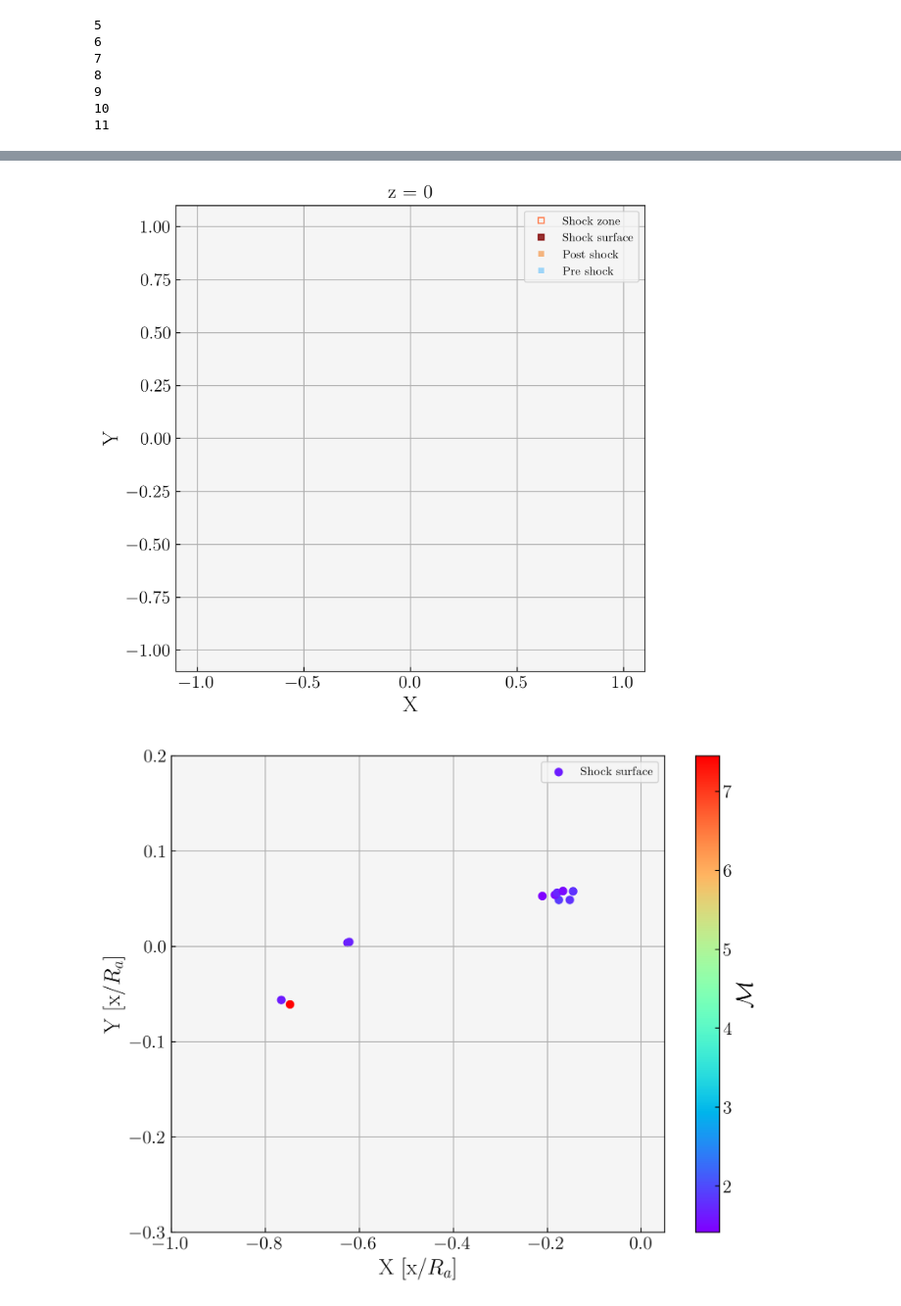
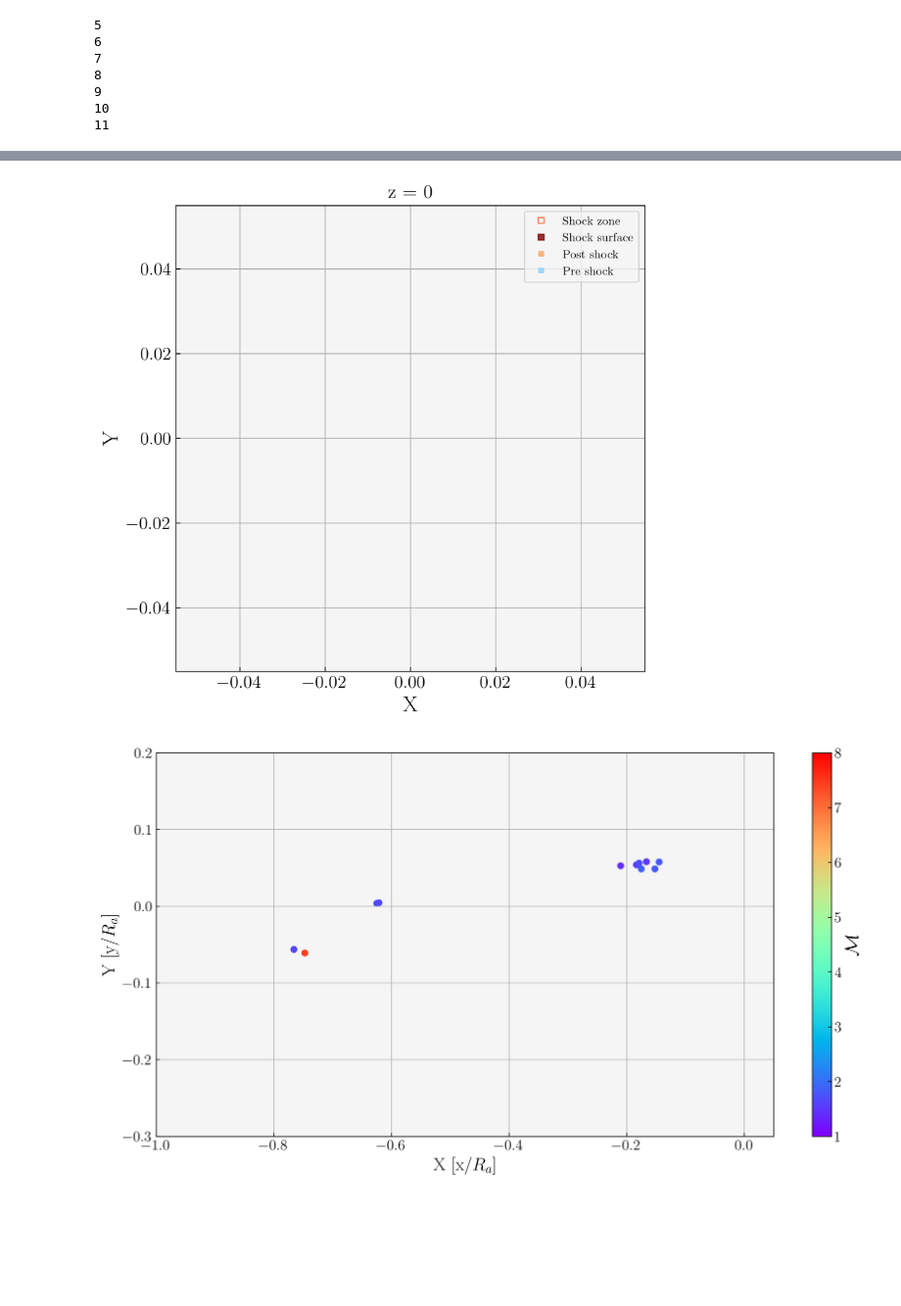
Before and after one commit to rich-tde/tde_wind, a Jupyter notebook: shock_surface.ipynb, the cells around one changed output, grey strips where cells are left out. Shown at 98% size. Saved outputs shown, nothing was run; the diff lists cells and outputs as text; code cells hidden in the pictures; blank space fills up the shorter version.

```diff
--- a/shock_surface.ipynb
+++ b/shock_surface.ipynb
@@ -334,53 +328,61 @@ plt.show()
 # %%
 # Maybe for every cell of the shock surface you don't see pre/post because they are not on the same layers
-fig, ax = plt.subplots(1,1, figsize = (7,7))
-ax.plot(zone_cross_x, zone_cross_y, 'ks', markerfacecolor='none', ms = 5, markeredgecolor='coral', label = 'Shock zone')
-ax.plot(surface_cross_x, surface_cross_y, 'ks', markerfacecolor='maroon', ms = 5, markeredgecolor='maroon',  alpha = 0.8, label = 'Shock surface')
+if folder == 'sedov':
+    fig, ax = plt.subplots(1,1, figsize = (7,7))
+    ax.plot(zone_cross_x, zone_cross_y, 'ks', markerfacecolor='none', ms = 5, markeredgecolor='coral', label = 'Shock zone')
+    ax.plot(surface_cross_x, surface_cross_y, 'ks', markerfacecolor='maroon', ms = 5, markeredgecolor='maroon',  alpha = 0.8, label = 'Shock surface')
 
-#ax.quiver(surface_cross_x, surface_cross_y, cross_shockdirx, cross_shockdiry, color = 'k', angles='xy', scale_units='xy', scale = 2)
-ax.plot(zone_post_x, zone_post_y, 'ks', markerfacecolor='sandybrown', ms = 5, markeredgecolor='none', alpha = 0.8,  label = 'Post shock')
-ax.plot(zone_pre_x, zone_pre_y, 'ks', markerfacecolor='lightskyblue', ms = 5, markeredgecolor='none', alpha = 0.8,  label = 'Pre shock')
+    #ax.quiver(surface_cross_x, surface_cross_y, cross_shockdirx, cross_shockdiry, color = 'k', angles='xy', scale_units='xy', scale = 2)
+    ax.plot(zone_post_x, zone_post_y, 'ks', markerfacecolor='sandybrown', ms = 5, markeredgecolor='none', alpha = 0.8,  label = 'Post shock')
+    ax.plot(zone_pre_x, zone_pre_y, 'ks', markerfacecolor='lightskyblue', ms = 5, markeredgecolor='none', alpha = 0.8,  label = 'Pre shock')
 
-# ax.plot(surface_cross_x[outlier], surface_cross_y[outlier], 'ks', markerfacecolor='r', ms = 7, markeredgecolor='r',  label = 'outlier')
-# ax.plot(post_x[slice_surface][outlier], post_y[slice_surface][outlier], 'ks', markerfacecolor='orange', ms = 7, markeredgecolor='orange',  label = 'outlier post')
-# ax.plot(pre_x[slice_surface][outlier], pre_y[slice_surface][outlier], 'ks', markerfacecolor='b', ms = 7, markeredgecolor='b',  label = 'outlier pre')
+    # ax.plot(surface_cross_x[outlier], surface_cross_y[outlier], 'ks', markerfacecolor='r', ms = 7, markeredgecolor='r',  label = 'outlier')
+    # ax.plot(post_x[slice_surface][outlier], post_y[slice_surface][outlier], 'ks', markerfacecolor='orange', ms = 7, markeredgecolor='orange',  label = 'outlier post')
+    # ax.plot(pre_x[slice_surface][outlier], pre_y[slice_surface][outlier], 'ks', markerfacecolor='b', ms = 7, markeredgecolor='b',  label = 'outlier pre')
 
-ax.set_xlim(-1.1,1.1)
-ax.set_ylim(-1.1,1.1)
-ax.set_xlabel('X', fontsize = 18)
-ax.set_ylabel('Y', fontsize = 18)
-ax.legend()
-ax.set_title(f'z = {z_chosen}', fontsize = 16)
-plt.grid()
-if save == True:
-    plt.savefig(f'Figs/{snap}/5shocksurface_z{z_chosen}_{snap}.png')
-plt.show()
+    if folder == 'sedov':
+        ax.set_xlim(-1.1,1.1)
+        ax.set_ylim(-1.1,1.1)
+    ax.set_xlabel('X', fontsize = 18)
+    ax.set_ylabel('Y', fontsize = 18)
+    ax.legend()
+    ax.set_title(f'z = {z_chosen}', fontsize = 16)
+    plt.grid()
+    if save == True:
+        plt.savefig(f'Figs/{snap}/5shocksurface_z{z_chosen}_{snap}.png')
 # %% [output]
-[figure, old version]
+[figure, new version]
 # %%
 # Maybe for every cell of the shock surface you don't see pre/post because they are not on the same layers
-fig, ax = plt.subplots(1,1, figsize = (9,7))
 if folder == 'sedov':
+    fig, ax = plt.subplots(1,1, figsize = (9,7))
     ax.plot(zone_cross_x, zone_cross_y, 'ks', markerfacecolor='none', ms = 6, markeredgecolor='k', alpha = 0.2, label = 'Shock zone')
     img = ax.scatter(surface_cross_x, surface_cross_y, c = surface_Tmach[np.abs(surface_z-z_chosen)<epsilon], s=10,  cmap = 'rainbow', label = 'Shock surface')#, vmin = 110, vmax = 160)
     ax.set_xlim(-1.1,1.1)
     ax.set_ylim(-1.1,1.1)
     ax.set_xlabel('X', fontsize = 18)
     ax.set_ylabel('Y', fontsize = 18)
     ax.set_title(f'Mach number, z = {z_chosen}', fontsize = 16)
+    ax.legend()
 else:
-    img = ax.scatter(surface_x/20_000, surface_y/20_000, c = surface_Tmach, label = 'Shock surface', cmap = 'rainbow')#, vmin=0, vmax = 5)
-    #plt.plot(x_zone/20_000, y_zone/20_000, 'ks',  markerfacecolor='none', ms=5, markeredgecolor='k', label = 'shock zone')
+    m = 6
+    Mbh = 10**m
+    Rt =  Mbh**(1/3) # Msol = 1, Rsol = 1
+    apocenter = 2 * Rt * Mbh**(1/3)
+    fig, ax = plt.subplots(1,1, figsize = (14,7))
+    img = ax.scatter(surface_x/apocenter, surface_y/apocenter, c = surface_Tmach, label = 'Shock surface', cmap = 'rainbow', vmin=1, vmax = 8)
     plt.ylim(-0.3, 0.2)
     plt.xlim(-1,0.05)
     plt.xlabel(r'X [x/$R_a$]', fontsize = 18)
-    plt.ylabel(r'Y [x/$R_a$]', fontsize = 18)
+    plt.ylabel(r'Y [y/$R_a$]', fontsize = 18)
 cbar = plt.colorbar(img)
 cbar.set_label(r'$\mathcal{M}$', fontsize = 19)
-ax.legend()
 plt.grid()
 if save == True:
-    plt.savefig(f'Figs/{snap}/5shocksurfaceMach_z{z_chosen}_{snap}.png')
+    if folder == 'sedov':
+        plt.savefig(f'Figs/{snap}/5shocksurfaceMach_z{z_chosen}_{snap}.png')
+    else:
+        plt.savefig(f'Figs/{snap}/5shocksurfaceMach_{snap}.png')
 plt.show()
 # %% [output]
-[figure, old version]
+[figure, new version]
```
Also changed, not shown: parts of 3 cells of this notebook, 7 other files.
